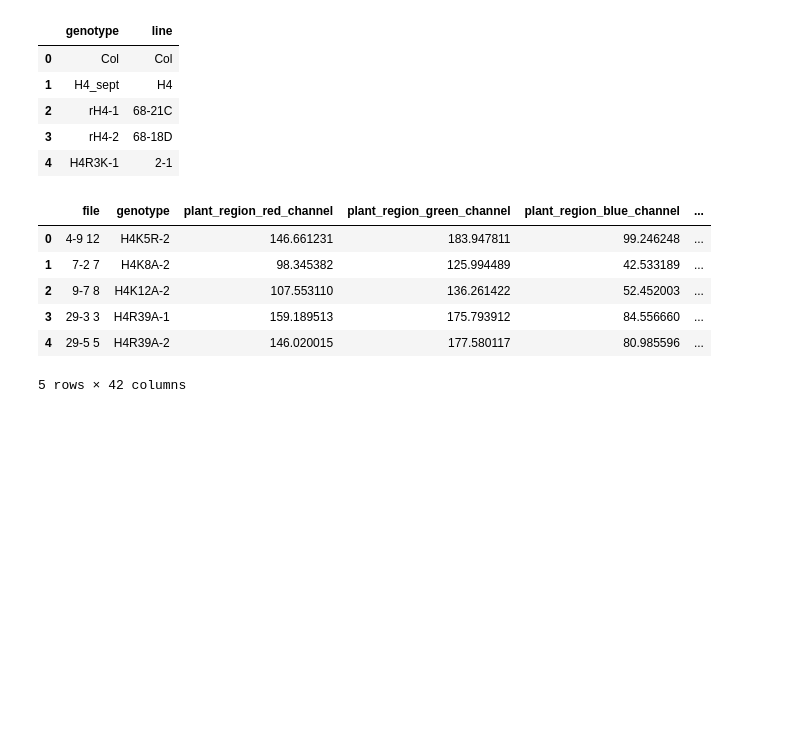
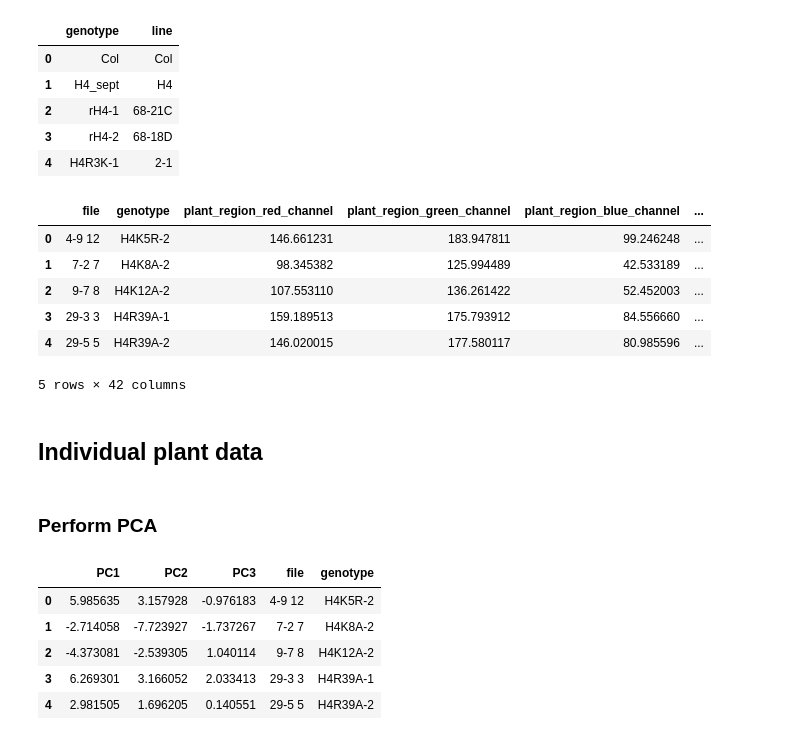
Before and after one commit to etc27/Leaf_Traits, a Jupyter notebook: Leaf_Morphology.ipynb, the cells around one changed output. Cells and saved outputs as stored; diff of their text form; code cells hidden in the pictures; blank space fills up the shorter version.

```diff
--- a/Leaf_Morphology.ipynb
+++ b/Leaf_Morphology.ipynb
@@ -72,0 +82,4 @@ df.head()
+# %% [markdown]
+## Individual plant data
+# %% [markdown]
+### Perform PCA
@@ -72,0 +95,15 @@ df.head()
+# %%
+# Run PCA to obtain first 2 principal components
+pca = PCA(n_components=3)
+principalComponents = pca.fit_transform(x)
+principalDf = pd.DataFrame(data = principalComponents, columns = ['PC1', 'PC2', 'PC3'])
+finalDf = pd.concat([principalDf, df[['file']]], axis = 1)
+finalDf = pd.concat([finalDf, df[['genotype']]], axis = 1)
+finalDf.head()
+# %% [output]
+|  | PC1 | PC2 | PC3 | file | genotype |
+| 0 | 5.985635 | 3.157928 | -0.976183 | 4-9 12 | H4K5R-2 |
+| 1 | -2.714058 | -7.723927 | -1.737267 | 7-2 7 | H4K8A-2 |
+| 2 | -4.373081 | -2.539305 | 1.040114 | 9-7 8 | H4K12A-2 |
+| 3 | 6.269301 | 3.166052 | 2.033413 | 29-3 3 | H4R39A-1 |
+| 4 | 2.981505 | 1.696205 | 0.140551 | 29-5 5 | H4R39A-2 |
```
Also changed, not shown: parts of 12 cells of this notebook.
